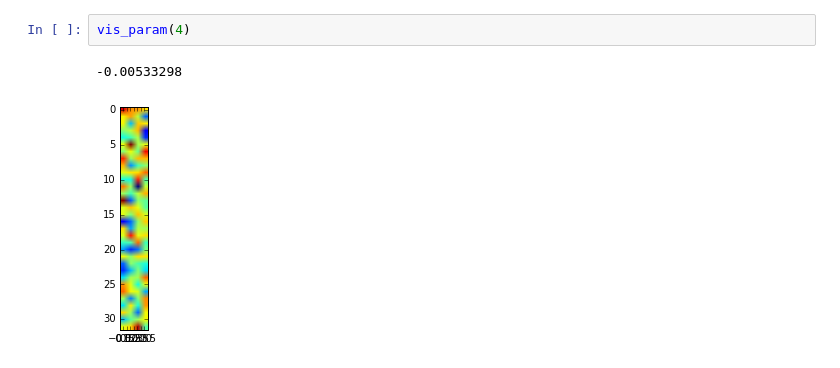
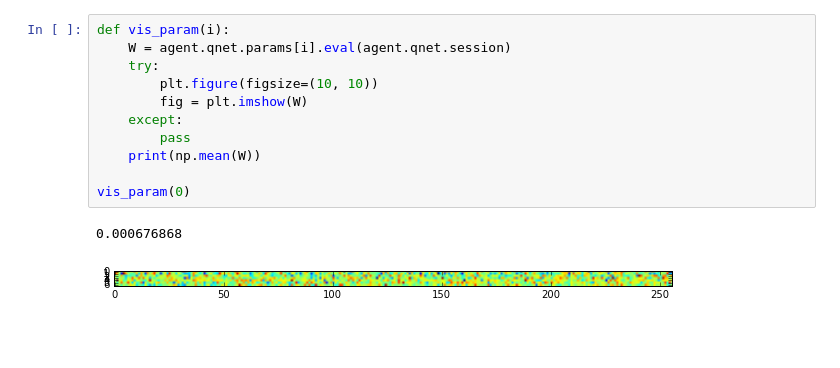
Before and after one commit to JonComo/stumbly, a Jupyter notebook: stumbly.ipynb, the cells around one changed output. Saved outputs shown, nothing was run; the diff lists cells and outputs as text; blank space fills up the shorter version.

```diff
--- a/stumbly.ipynb
+++ b/stumbly.ipynb
@@ -283,5 +290,14 @@ avg_r: -0.1 eps: 0.3 memories: 20000 action: 151
-# %%
-vis_param(4)
-# %% [output]
--0.00533298
-[figure, removed]
+# %%
+def vis_param(i):
+    W = agent.qnet.params[i].eval(agent.qnet.session)
+    try:
+        plt.figure(figsize=(10, 10))
+        fig = plt.imshow(W)
+    except:
+        pass
+    print(np.mean(W))
+
+vis_param(0)
+# %% [output]
+0.000676868
+[figure, added]
```
Also changed, not shown: parts of 9 cells of this notebook, 4 other files.
